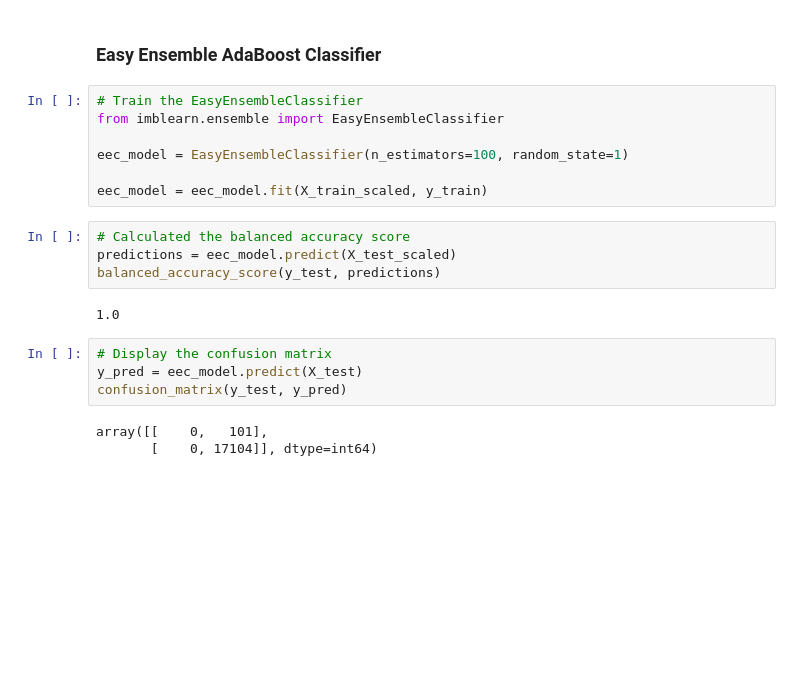
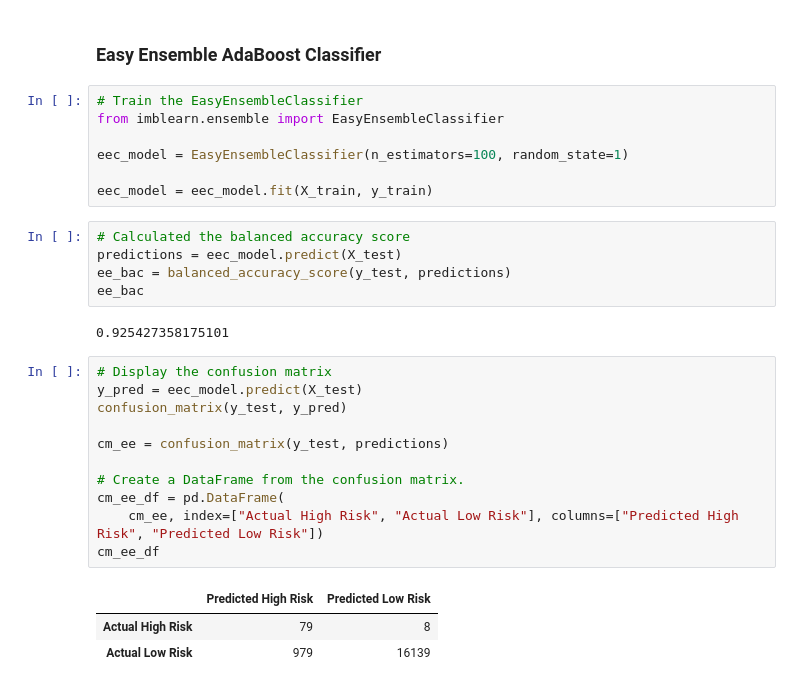
Before and after one commit to mthalken/Credit_Risk_Analysis, a Jupyter notebook: notebooks/credit_risk_ensemble.ipynb, the cells around one changed output. Drawn from its saved outputs; the diff is of its cells as text; blank space fills up the shorter version.

```diff
--- a/notebooks/credit_risk_ensemble.ipynb
+++ b/notebooks/credit_risk_ensemble.ipynb
@@ -228,20 +251,29 @@ from imblearn.ensemble import EasyEnsembleClassifier
 
 eec_model = EasyEnsembleClassifier(n_estimators=100, random_state=1)
 
-eec_model = eec_model.fit(X_train_scaled, y_train)
+eec_model = eec_model.fit(X_train, y_train)
 # %%
 # Calculated the balanced accuracy score
-predictions = eec_model.predict(X_test_scaled)
-balanced_accuracy_score(y_test, predictions)
+predictions = eec_model.predict(X_test)
+ee_bac = balanced_accuracy_score(y_test, predictions)
+ee_bac
 # %% [output]
-1.0
+0.925427358175101
-# %%
-# Display the confusion matrix
-y_pred = eec_model.predict(X_test)
-confusion_matrix(y_test, y_pred)
-# %% [output]
-array([[    0,   101],
-       [    0, 17104]], dtype=int64)
+# %%
+# Display the confusion matrix
+y_pred = eec_model.predict(X_test)
+confusion_matrix(y_test, y_pred)
+
+cm_ee = confusion_matrix(y_test, predictions)
+
+# Create a DataFrame from the confusion matrix.
+cm_ee_df = pd.DataFrame(
+    cm_ee, index=["Actual High Risk", "Actual Low Risk"], columns=["Predicted High Risk", "Predicted Low Risk"])
+cm_ee_df
+# %% [output]
+|  | Predicted High Risk | Predicted Low Risk |
+| Actual High Risk | 79 | 8 |
+| Actual Low Risk | 979 | 16139 |
 # %%
 # Print the imbalanced classification report
 print(classification_report_imbalanced(y_test, predictions))
```
Also changed, not shown: parts of 15 cells of this notebook, 1 other file.
